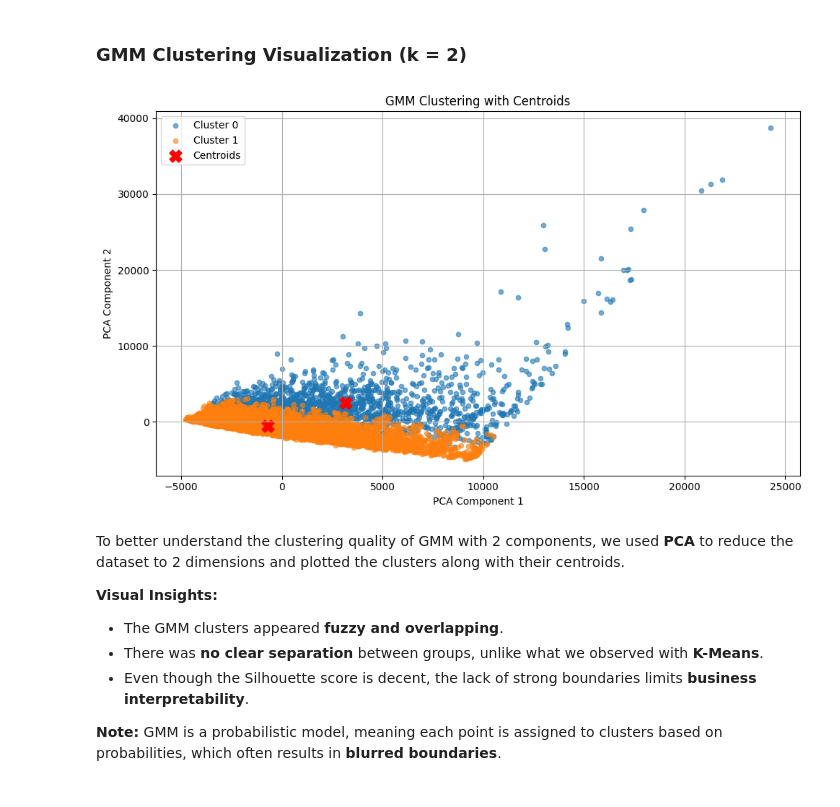
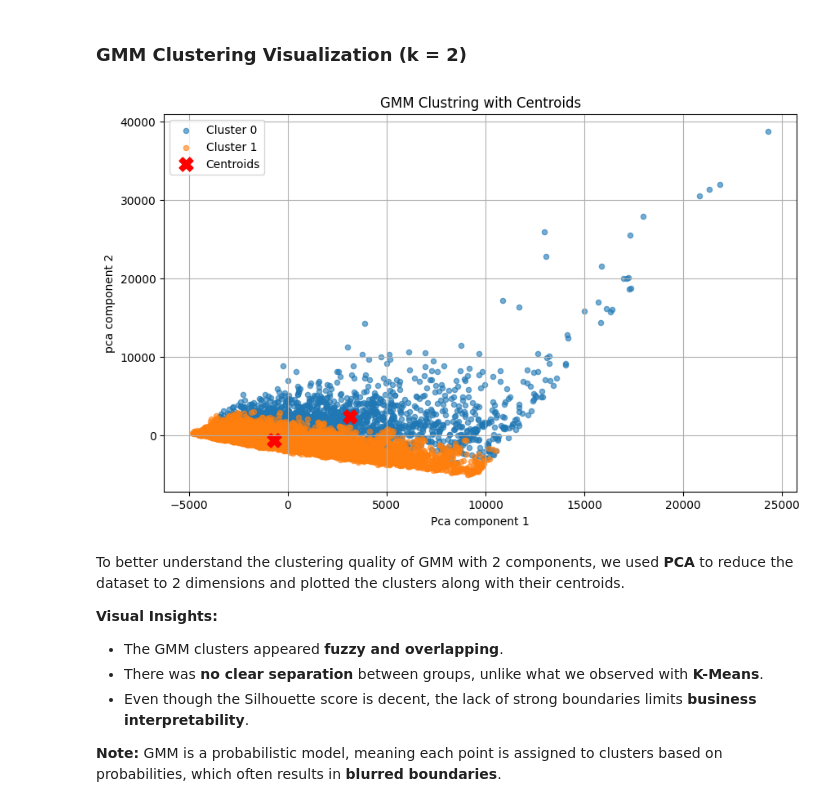
Before and after one commit to Sudais-shah/Bank-Customer-Segmentation-Targeted-Marketing-for-Wealth-Management, a Jupyter notebook: notebooks/03_model-training-evaluation-clusters-profiling.ipynb, the cells around one changed output. Drawn from its saved outputs; the diff is of its cells as text; code cells hidden in the pictures.

```diff
--- a/notebooks/03_model-training-evaluation-clusters-profiling.ipynb
+++ b/notebooks/03_model-training-evaluation-clusters-profiling.ipynb
@@ -360,29 +360,27 @@ We applied **Gaussian Mixture Models (GMM)** with cluster sizes ranging from **2
 # %%
 pca = PCA(n_components=2)
 df_2d = pca.fit_transform(df)
-gmm = GaussianMixture
+gmm = GaussianMixture(n_components=2 , random_state=42)
+gmm_labels = gmm.fit_predict(df)
+gmm_means_2d = pca.transform(gmm.means_)
+
+plt.figure(figsize=(10,6))
+for label in set(gmm_labels):
+    mask = gmm_labels == label
+    plt.scatter(df_2d[mask, 0],df_2d[mask, 1], label=f'Cluster {label}' , s=20, alpha=0.6)
+#                  OR
+#    indices = np.where(gmm_labels == label)
+#    filtered_points = df_2d[indices]
+#    plt.scatter(filtered_points[:, 0], filtered_points[:, 1], label=f'Cluster {label}' , s=20, alpha=0.6)
+plt.scatter(gmm_means_2d[:, 0] , gmm_means_2d[:, 1] , s=150, marker='X', c='red', label='Centroids')
+plt.title('GMM Clustring with Centroids')
+plt.xlabel('Pca component 1')
+plt.ylabel('pca component 2')
+plt.legend()
+plt.grid(True)
+plt.show()
+# %% [output]
+[figure, added]
-# %%
-pca = PCA(n_components=2)
-df_2d = pca.fit_transform(df)
-gmm = GaussianMixture(n_components=2, random_state=42)
-gmm_labels = gmm.fit_predict(df)
-gmm_means_2d = pca.transform(gmm.means_)
-
-plt.figure(figsize=(10, 6))
-for label in set(gmm_labels):
-    mask = gmm_labels == label
-    plt.scatter(df_2d[mask, 0], df_2d[mask, 1], s=20, label=f'Cluster {label}', alpha=0.6)
-
-plt.scatter(gmm_means_2d[:, 0], gmm_means_2d[:, 1], marker='X', s=150, c='red', label='Centroids')
-plt.title("GMM Clustering with Centroids")
-plt.xlabel("PCA Component 1")
-plt.ylabel("PCA Component 2")
-plt.legend()
-plt.grid(True)
-plt.tight_layout()
-plt.show()
-# %% [output]
-[figure, removed]
 # %% [markdown]
 To better understand the clustering quality of GMM with 2 components, we used **PCA** to reduce the dataset to 2 dimensions and plotted the clusters along with their centroids.
 
```
Also changed, not shown: parts of 4 cells of this notebook, 1 other file.
